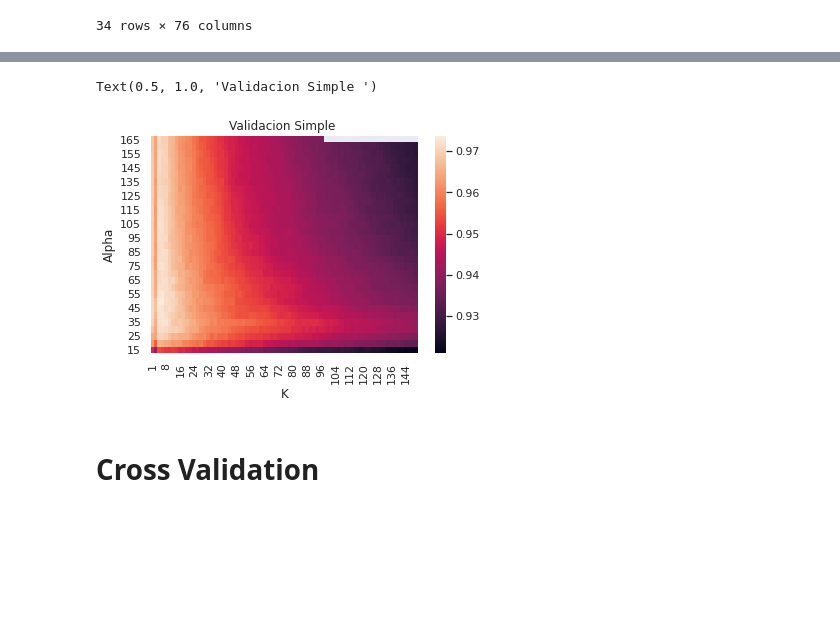
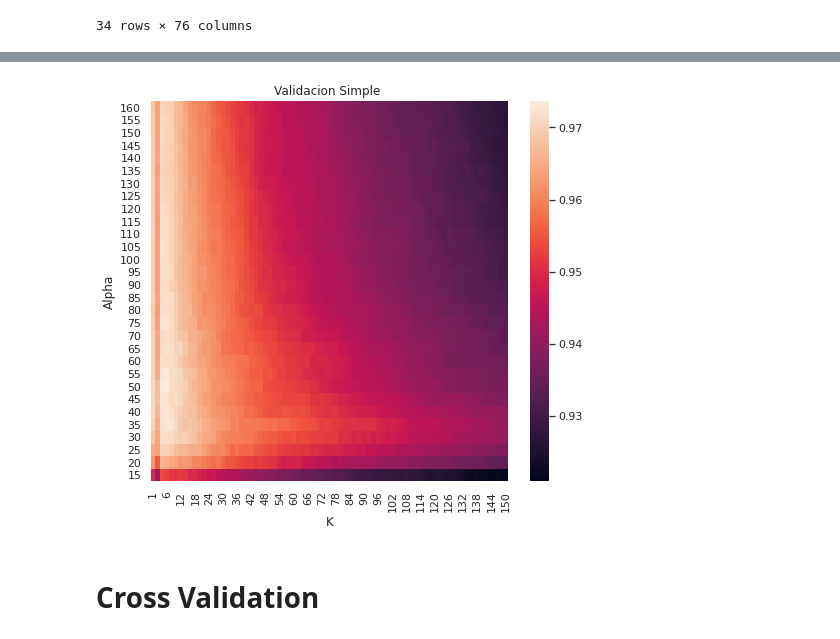
Before and after one commit to fzanollo/metodos-num, a Jupyter notebook: tp2/notebooks/preliminares.ipynb, the cells around one changed output, grey strips where cells are left out. Cells and saved outputs as stored; diff of their text form; code cells hidden in the pictures; blank space fills up the shorter version.

```diff
--- a/tp2/notebooks/preliminares.ipynb
+++ b/tp2/notebooks/preliminares.ipynb
@@ -227,7 +344,8 @@ val_simple_reshape
 #Limpieza para visualizar mejor el heatmap
 
 filtro = val_simple["Alpha"] > 10
-val_simple= val_simple[filtro]
+filtro2 =165 > val_simple["Alpha"]
+val_simple= val_simple[filtro][filtro2]
 val_simple_reshape = val_simple.pivot("Alpha","K","Accuracy")
 val_simple_reshape
 # %% [output]
@@ -253,13 +371,14 @@ val_simple_reshape
 # %%
 import seaborn as sns; sns.set()
 import matplotlib.pyplot as plt
+plt.figure(figsize=(8,7))
 hmap = sns.heatmap(val_simple_reshape)    #,annot = True)#,cmap = "YlGnBu") # colores de mapa claros
 hmap.invert_yaxis()
 plt.title("Validacion Simple ")
+plt.show()
 #plt.savefig("exp_csv/plots/validacionSimple_heatmap.png")
 # %% [output]
-Text(0.5, 1.0, 'Validacion Simple ')
-[figure, old version]
+[figure, new version]
 # %% [markdown]
 # Cross Validation
 # %% [markdown]
```
Also changed, not shown: parts of 30 cells of this notebook.
